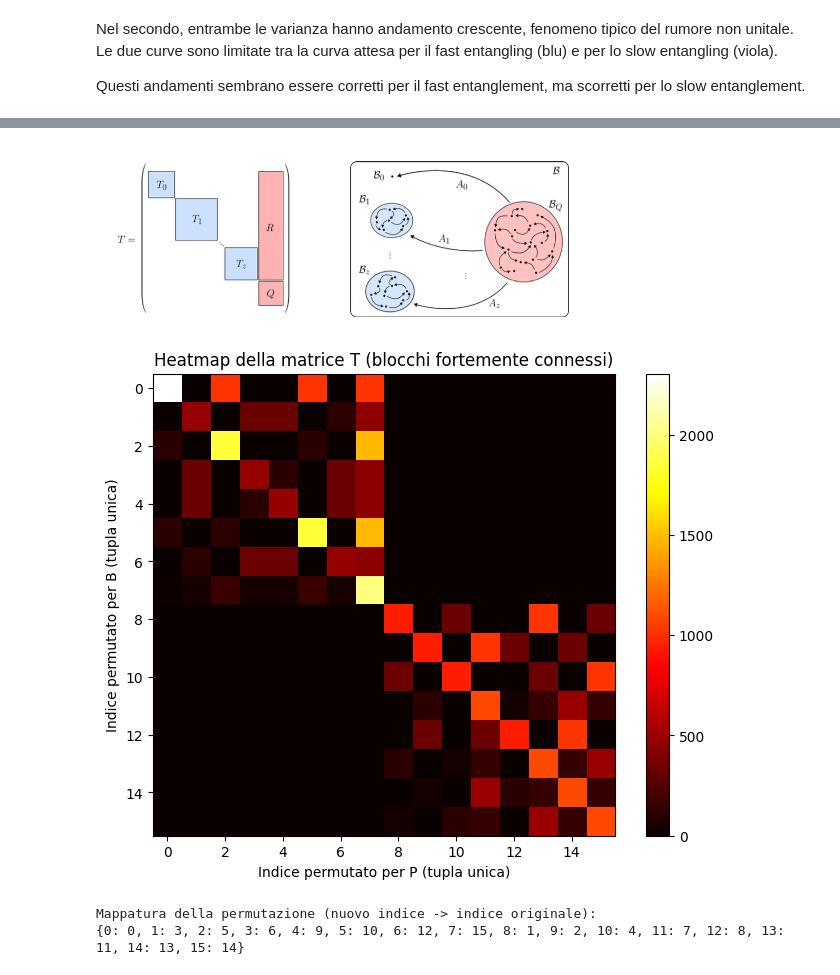
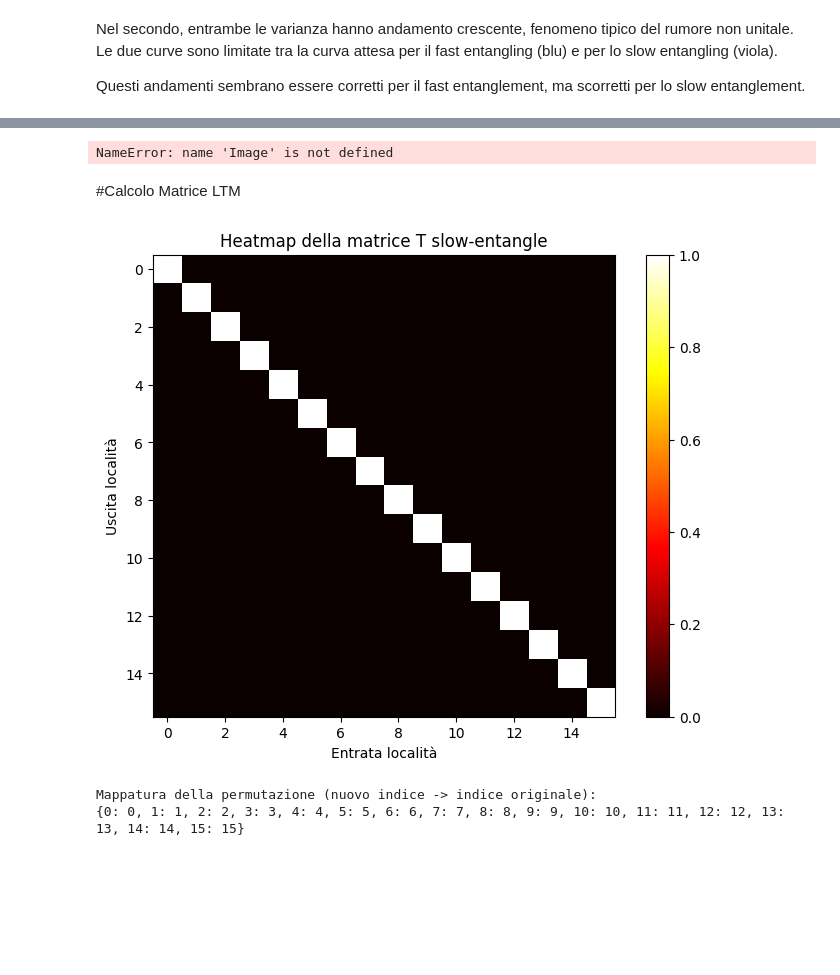
Before and after one commit to sebastianopian/QC.exam, a Jupyter notebook: 00_program.ipynb, the cells around one changed output, grey strips where cells are left out. Cells and saved outputs as stored; diff of their text form; code cells hidden in the pictures; blank space fills up the shorter version.

```diff
--- a/00_program.ipynb
+++ b/00_program.ipynb
@@ -425,8 +466,10 @@ dove i blocchi diagonali $ T^{(i,i)} $ rappresentano la preservazione della loca
 # %%
 image3 = "Img/Screenshot 2025-01-22 alle 11.21.30.png"
-display(Image(filename=image3, width=500, height=400))
+display(Image(filename=image3, width=1000, height=600))
 # %% [output]
-[figure, removed]
+NameError: name 'Image' is not defined
+# %% [markdown]
+#Calcolo Matrice LTM
 # %%
 from inspect import trace
 import numpy as np
@@ -441,6 +484,21 @@ from qiskit import QuantumCircuit
 from qiskit.quantum_info import DensityMatrix, SparsePauliOp
 
 n = 4  # Numero di qubit
+
+def pauli_matrices_divided():
+    sqrt2 = np.sqrt(2)
+    return {
+        'I': np.array([[1, 0], [0, 1]], dtype=complex) / sqrt2,
+        'X': np.array([[0, 1], [1, 0]], dtype=complex) / sqrt2,
+        'Y': np.array([[0, -1j], [1j, 0]], dtype=complex) / sqrt2,
+        'Z': np.array([[1, 0], [0, -1]], dtype=complex) / sqrt2
+    }
+
+# Creazione delle matrici di Pauli divise
+pauli_matrices = pauli_matrices_divided()
+
+# Definizione delle etichette delle matrici di Pauli
+matrix_labels = list(pauli_matrices.keys())  # ['I', 'X', 'Y', 'Z']
 
 # 2. Genera tutti i possibili prodotti tensore e definisce la "binary tuple"
 tensor_products = []
@@ -463,25 +521,19 @@ for binary_tuple, tensor in tensor_products:
 unique_tuples = sorted(groups.keys(), key=lambda tup: sum(bit * (2**i) for i, bit in enumerate(tup)))
 J = len(unique_tuples)
 
+
+
 ############_-------------------------------------------------
-# 3. Definizione della matrice H (in questo caso l'identità 4x4)
-h=1
-pauli_strings = []
-coefficients = []
+# 3. Definizione della matrice H (in questo caso 4 gate pauli X)
 
-for k in range(n-1):
-     # Coefficiente del termine
-    coefficients.append(h *(2**(n/2)))
-    # Stringa di Pauli per Z_k ⊗ Z_{k+1}
-    pauli_string = ['I'] * n
-    pauli_string[k] = 'Z'  # Z_k
-    pauli_string[(k + 1)] = 'Z'  # Z_{k+1} (periodico)
-    pauli_strings.append("".join(pauli_string))
+def pauli_x():
+    return np.array([[0, 1], [1, 0]], dtype=complex)
 
-# Creazione dell'Hamiltoniano come SparsePauliOp
-W = SparsePauliOp(pauli_strings, coeffs=np.array(coefficients))
-W_matrix = W.to_matrix()
-H=W_matrix
+# Prodotto tensoriale di 4 porte X
+x_gate = pauli_x()
+H = x_gate
+for _ in range(3):  # Aggiunge 3 porte X per un totale di 4
+    H = np.kron(H, x_gate)
 
 #-----------------------------------
 
@@ -514,36 +566,36 @@ for j_idx, tup_j in enumerate(unique_tuples):
     T[j_idx, :] = LT_vec
 
 
 
 # 5. Diagonalizzazione a blocchi fortemente connessi tramite permutazioni
 # Costruiamo una "matrice di connettività": consideriamo un arco tra i nodi i e j se |T[i,j]| > tol
 tol = 1e-16
 connectivity = (np.abs(T) > tol).astype(int)
 
 # Trova i componenti connessi (trattando la matrice come grafo non diretto)
 n_components, comp_labels = connected_components(connectivity, directed=False, connection='weak')
 
 # La permutazione che raggruppa per componente è data da:
 permutation = np.argsort(comp_labels)
 # Riordiniamo T per ottenere una forma bloc-diagonale
 T_perm = T[permutation, :][:, permutation]
 
 # Salviamo la mappatura della permutazione: (nuovo indice -> indice originale)
 perm_mapping = {new_idx: old_idx for new_idx, old_idx in enumerate(permutation)}
 
 # 6. Plot della matrice T permutata come heatmap (si plottano i valori reali)
 plt.figure(figsize=(8, 6))
 plt.imshow(np.real(T_perm), cmap='hot', interpolation='nearest')
 plt.colorbar()
-plt.xlabel("Indice permutato per P (tupla unica)")
-plt.ylabel("Indice permutato per B (tupla unica)")
-plt.title("Heatmap della matrice T (blocchi fortemente connessi)")
+plt.xlabel("Entrata località")
+plt.ylabel("Uscita località")
+plt.title("Heatmap della matrice T slow-entangle")
 plt.show()
 
 # Salva (o stampa) la mappatura della permutazione
 print("Mappatura della permutazione (nuovo indice -> indice originale):")
 print(perm_mapping)
 # %% [output]
-[figure, old version]
+[figure, new version]
 Mappatura della permutazione (nuovo indice -> indice originale):
-{0: 0, 1: 3, 2: 5, 3: 6, 4: 9, 5: 10, 6: 12, 7: 15, 8: 1, 9: 2, 10: 4, 11: 7, 12: 8, 13: 11, 14: 13, 15: 14}
+{0: 0, 1: 1, 2: 2, 3: 3, 4: 4, 5: 5, 6: 6, 7: 7, 8: 8, 9: 9, 10: 10, 11: 11, 12: 12, 13: 13, 14: 14, 15: 15}
```
Also changed, not shown: parts of 4 cells of this notebook.
